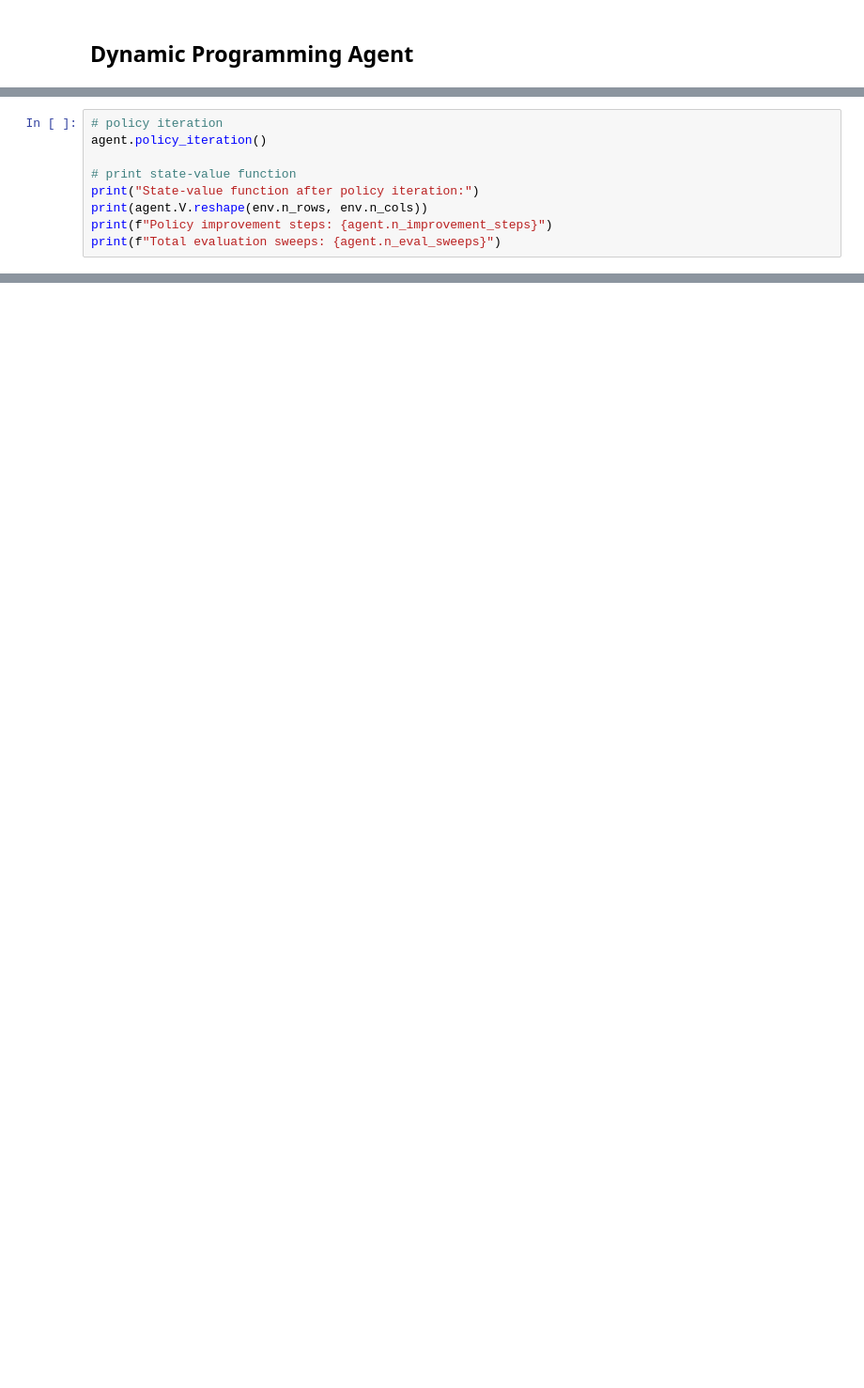
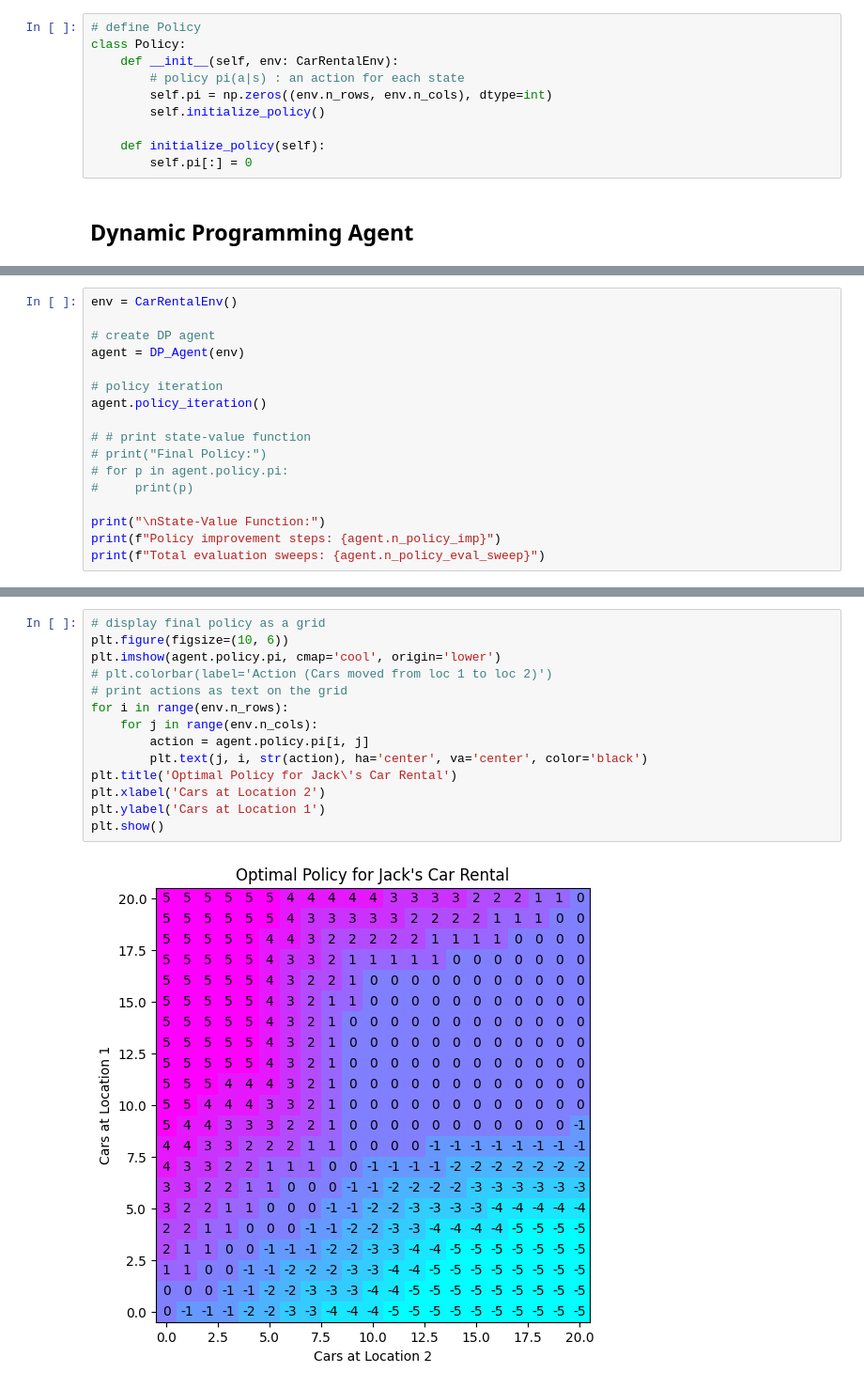
Before and after one commit to MortezaHagh/rl-sutton-lab, a Jupyter notebook: ch_4_DP_p2_car_rental.ipynb, the cells around one changed output, grey strips where cells are left out. Shown at 94% size. Cells and saved outputs as stored; diff of their text form; blank space fills up the shorter version.

```diff
--- a/ch_4_DP_p2_car_rental.ipynb
+++ b/ch_4_DP_p2_car_rental.ipynb
@@ -65,2 +57,12 @@ class PolicyV2:
+# %%
+# define Policy
+class Policy:
+    def __init__(self, env: CarRentalEnv):
+        # policy pi(a|s) : an action for each state
+        self.pi = np.zeros((env.n_rows, env.n_cols), dtype=int)
+        self.initialize_policy()
+
+    def initialize_policy(self):
+        self.pi[:] = 0
 # %% [markdown]
 ## Dynamic Programming Agent
@@ -242,10 +268,18 @@ Evaluation sweeps: 88
 # %%
+env = CarRentalEnv()
+
+# create DP agent
+agent = DP_Agent(env)
+
 # policy iteration
 agent.policy_iteration()
 
-# print state-value function
-print("State-value function after policy iteration:")
-print(agent.V.reshape(env.n_rows, env.n_cols))
-print(f"Policy improvement steps: {agent.n_improvement_steps}")
-print(f"Total evaluation sweeps: {agent.n_eval_sweeps}")
+# # print state-value function
+# print("Final Policy:")
+# for p in agent.policy.pi:
+#     print(p)
+
+print("\nState-Value Function:")
+print(f"Policy improvement steps: {agent.n_policy_imp}")
+print(f"Total evaluation sweeps: {agent.n_policy_eval_sweep}")
 # %% [output]
@@ -258,0 +302,16 @@ Total evaluation sweeps: 93
+# %%
+# display final policy as a grid
+plt.figure(figsize=(10, 6))
+plt.imshow(agent.policy.pi, cmap='cool', origin='lower')
+# plt.colorbar(label='Action (Cars moved from loc 1 to loc 2)')
+# print actions as text on the grid
+for i in range(env.n_rows):
+    for j in range(env.n_cols):
+        action = agent.policy.pi[i, j]
+        plt.text(j, i, str(action), ha='center', va='center', color='black')
+plt.title('Optimal Policy for Jack\'s Car Rental')
+plt.xlabel('Cars at Location 2')
+plt.ylabel('Cars at Location 1')
+plt.show()
+# %% [output]
+[figure, added]
```
Also changed, not shown: parts of 18 cells of this notebook, 4 other files.
